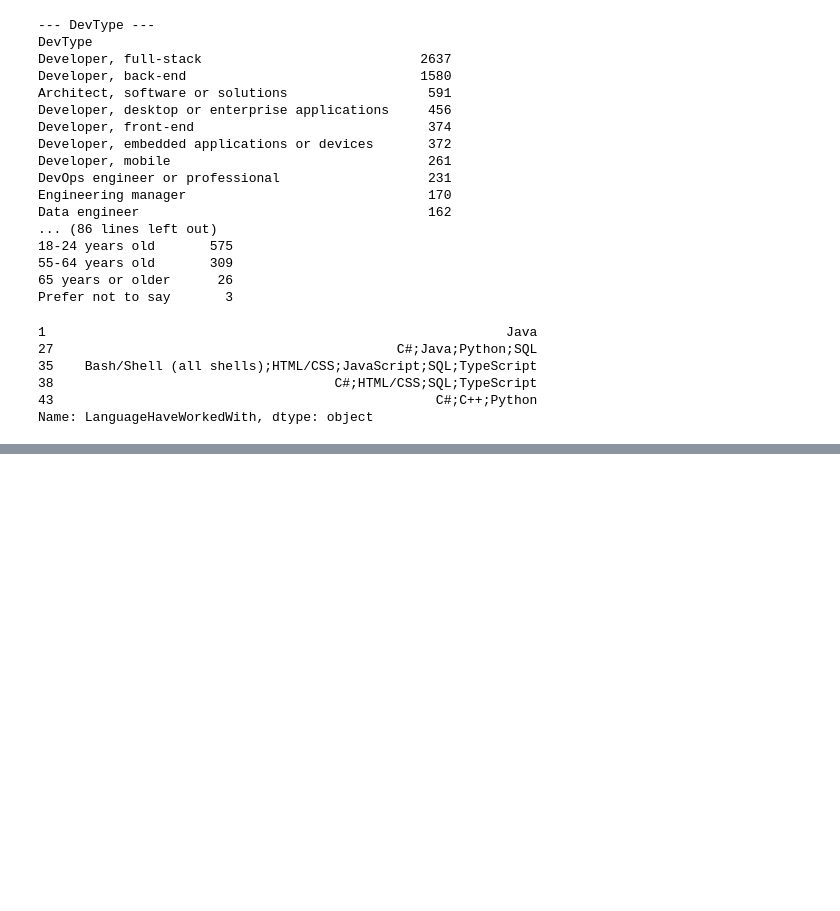
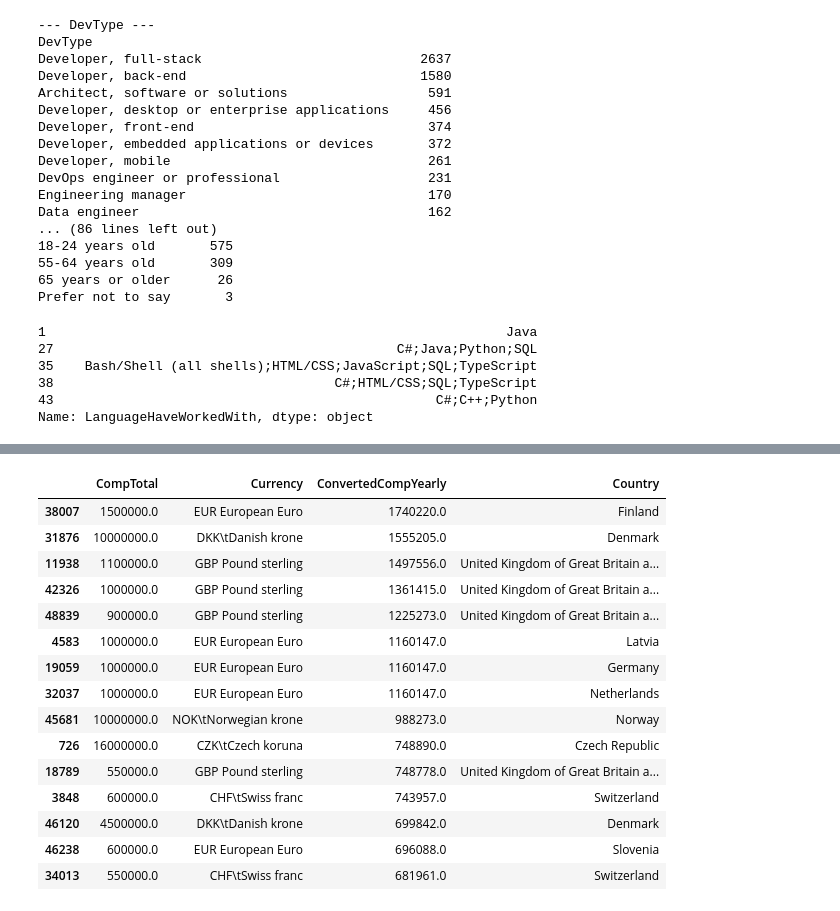
Before and after one commit to berkerild/developer-salary-prediction, a Jupyter notebook: notebooks/01_data_audit_cleaning.ipynb, the cells around one changed output, grey strips where cells are left out. Drawn from its saved outputs; the diff is of its cells as text; code cells hidden in the pictures; blank space fills up the shorter version.

```diff
--- a/notebooks/01_data_audit_cleaning.ipynb
+++ b/notebooks/01_data_audit_cleaning.ipynb
@@ -634,0 +876,22 @@ print("Removed:    ", rows_before - len(df_clean))
+# %%
+# Original answers of the 15 highest salaries
+highest_ids = df_clean.nlargest(15, target)["ResponseId"]
+
+df_scope[df_scope["ResponseId"].isin(highest_ids)][["CompTotal", "Currency", target, "Country"]].sort_values(target, ascending=False)
+# %% [output]
+|  | CompTotal | Currency | ConvertedCompYearly | Country |
+| 38007 | 1500000.0 | EUR European Euro | 1740220.0 | Finland |
+| 31876 | 10000000.0 | DKK\tDanish krone | 1555205.0 | Denmark |
+| 11938 | 1100000.0 | GBP Pound sterling | 1497556.0 | United Kingdom of Great Britain a... |
+| 42326 | 1000000.0 | GBP Pound sterling | 1361415.0 | United Kingdom of Great Britain a... |
+| 48839 | 900000.0 | GBP Pound sterling | 1225273.0 | United Kingdom of Great Britain a... |
+| 4583 | 1000000.0 | EUR European Euro | 1160147.0 | Latvia |
+| 19059 | 1000000.0 | EUR European Euro | 1160147.0 | Germany |
+| 32037 | 1000000.0 | EUR European Euro | 1160147.0 | Netherlands |
+| 45681 | 10000000.0 | NOK\tNorwegian krone | 988273.0 | Norway |
+| 726 | 16000000.0 | CZK\tCzech koruna | 748890.0 | Czech Republic |
+| 18789 | 550000.0 | GBP Pound sterling | 748778.0 | United Kingdom of Great Britain a... |
+| 3848 | 600000.0 | CHF\tSwiss franc | 743957.0 | Switzerland |
+| 46120 | 4500000.0 | DKK\tDanish krone | 699842.0 | Denmark |
+| 46238 | 600000.0 | EUR European Euro | 696088.0 | Slovenia |
+| 34013 | 550000.0 | CHF\tSwiss franc | 681961.0 | Switzerland |
```
Also changed, not shown: parts of 64 cells of this notebook.
